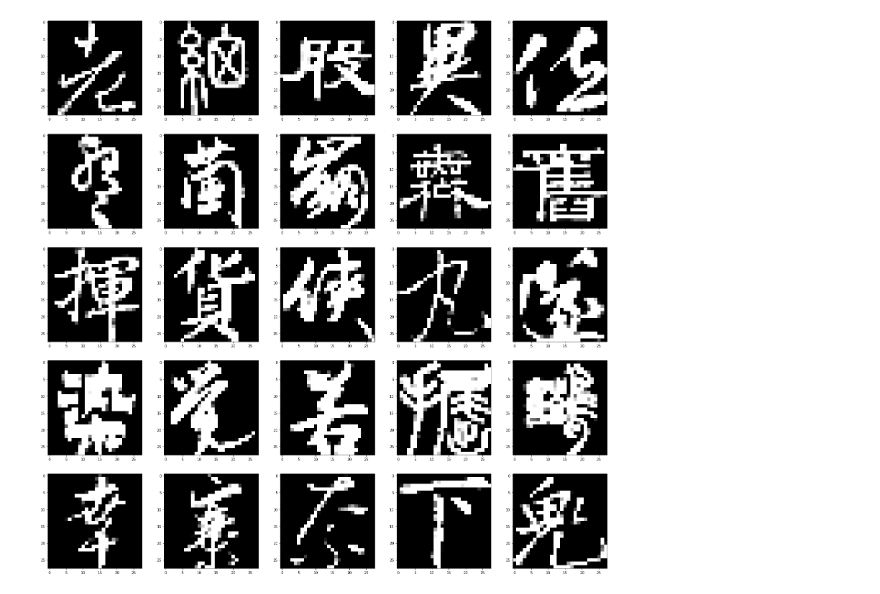
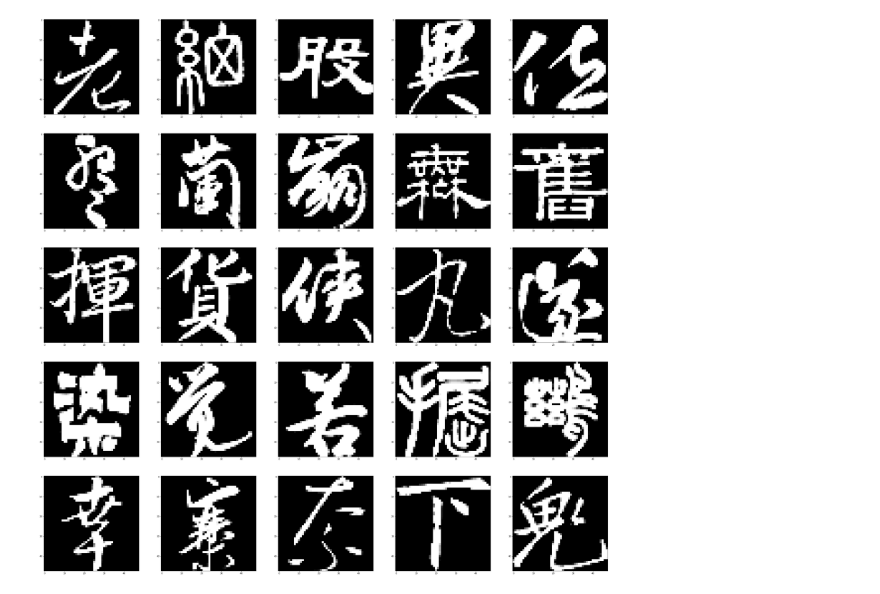
Before and after one commit to maxwo/hanzi, a Jupyter notebook: style_classifier.ipynb, the cells around one changed output. Drawn from its saved outputs; the diff is of its cells as text; code cells hidden in the pictures.

```diff
--- a/style_classifier.ipynb
+++ b/style_classifier.ipynb
@@ -5,7 +5,7 @@ import pandas as pd
 # %%
 styles = ['隸', '楷', '篆', '行', '草']
 column_names = ["key", "character", "style", "author", "image"]
-image_size = 28
+image_size = 48
 # %%
 dataframe = pd.read_csv("/tf/hanzi/data.csv", header=None, names = column_names)
 authors = dataframe["author"].unique()
@@ -36,9 +36,9 @@ def get_processed_dataset(fileList, positions):
     return process_dataset(dataset)
 
 def process_dataset(dataset):
-    dataset = dataset.batch(32)
-    dataset = dataset.repeat(10)
-    return dataset.map(lambda x: (x["image"], x["style"]))
+    dataset = dataset.batch(128)
+    dataset = dataset.repeat(15)
+    return dataset.map(lambda x: (x["image"], x["style"])).apply(tf.data.experimental.ignore_errors())
 
 def get_raw_dataset(fileList, positions):
     files = tf.data.Dataset.from_tensor_slices(fileList)
@@ -66,36 +66,36 @@ def parser():
                 image_string = tf.read_file(tf.strings.join([tf.constant("/tf/hanzi"), tensor], '/'))
                 image_decoded = tf.image.decode_png(image_string, channels=1)
                 image_resized = tf.image.resize_images(image_decoded, [image_size, image_size])
-                # image_standardized = tf.image.per_image_standardization(image_resized)
-                image_reshaped = tf.reshape(image_resized, [image_size, image_size])
+                image_standardized = tf.image.per_image_standardization(image_resized)
+                image_reshaped = tf.reshape(image_standardized, [image_size, image_size], name = "Reshape")
                 features["image"] = image_reshaped
         return features
     return parse
 
 def get_train_dataset():
     return get_processed_dataset(["/tf/hanzi/shuffled_data.csv"], (0, 120000))
 
 def get_validation_dataset():
     return get_processed_dataset(["/tf/hanzi/shuffled_data.csv"], (120000, 20000))
 
 def get_test_dataset():
     return get_processed_dataset(["/tf/hanzi/shuffled_data.csv"], (140000, dataset_size - 140000))
 
 train_dataset = get_train_dataset()
 
 iterator = train_dataset.make_initializable_iterator()
 el = iterator.get_next()
 with tf.Session() as sess:
     sess.run(iterator.initializer)
     tf.tables_initializer().run()
     plt.figure(figsize=(image_size, image_size))
     record = sess.run(el)
     for i in range(25):
         plt.subplot(5,5,i+1)
         plt.imshow(record[0][i], cmap=plt.cm.binary)
     plt.show()
 # %% [output]
-[figure, old version]
+[figure, new version]
 # %%
 def cnn_model_fn(features, labels, mode):
   one_hot_style = tf.one_hot(labels, 5)
```
Also changed, not shown: parts of 5 cells of this notebook.
